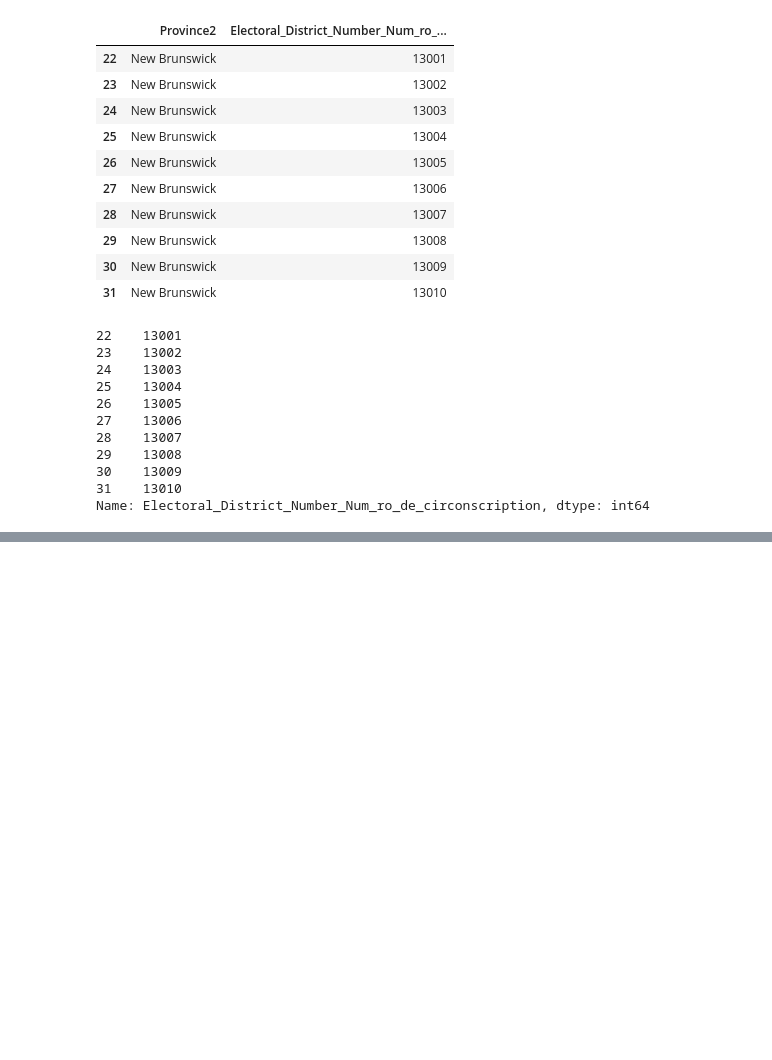
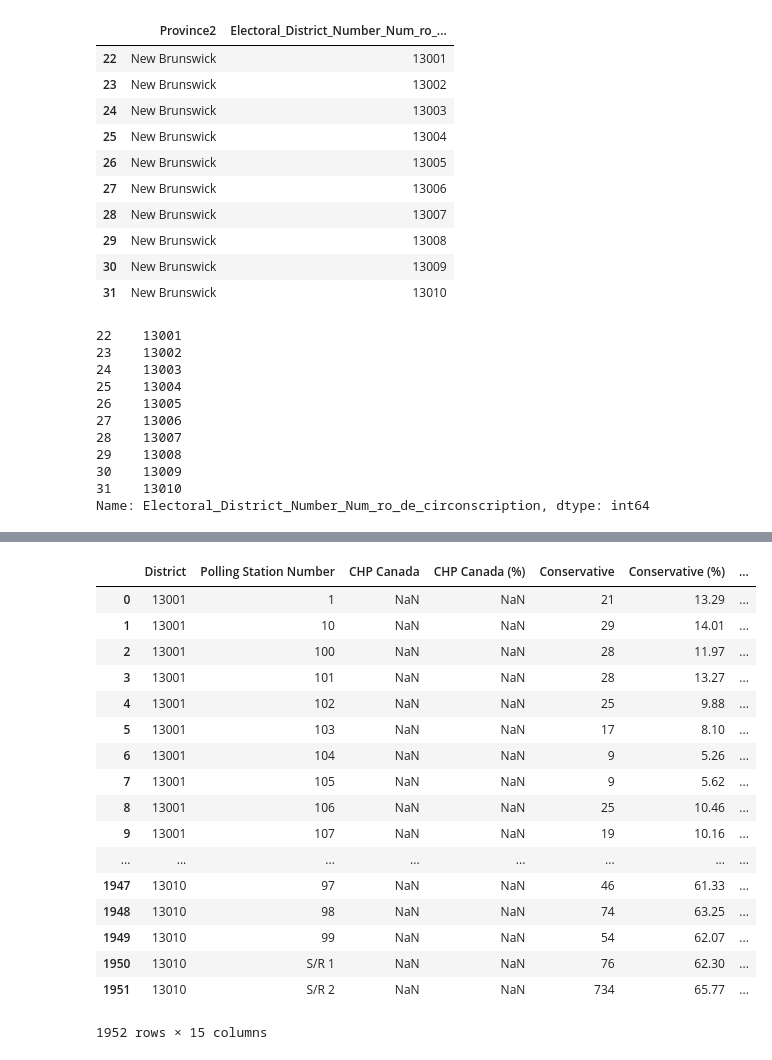
Before and after one commit to Brideau/CanadianElectionDataProcessing, a Jupyter notebook: TransformElectionData.ipynb, the cells around one changed output, grey strips where cells are left out. Cells and saved outputs as stored; diff of their text form; code cells hidden in the pictures; blank space fills up the shorter version.

Commit message:
Combined files

```diff
--- a/TransformElectionData.ipynb
+++ b/TransformElectionData.ipynb
@@ -118,7 +118,7 @@ def percent_by_polling_district(riding, year):
     # Merge it with the original data set
     pollData = pd.concat([pollData, pollDataPercent], axis=1)
 
-    # Save the results to a file
-    fileName = "Riding" + str(riding) + ".csv"
-    filePath = os.path.join("Output", fileName)
-    pollData.to_csv(filePath, index=False, encoding='utf-8')
+    # Add back column for electoral district
+    pollData['District'] = riding
+
+    return pollData
@@ -160,0 +125,20 @@ pollData
+# %%
+for year in years:
+    first = True
+    for riding in ridings:
+        pollData = percent_by_polling_district(riding, year)
+        if first == True:
+            combined = pollData
+        else:
+            combined = pd.concat([combined, pollData], axis=0, ignore_index=True)
+        first = False
+
+    # Reorder columns before writing
+    cols = list(combined)
+    cols.insert(0, cols.pop(cols.index('Polling Station Number')))
+    cols.insert(0, cols.pop(cols.index('District')))
+    combined = combined.ix[:, cols]
+
+    fileName = str(year) + "Combined.csv"
+    filePath = os.path.join("Output", fileName)
+    combined.to_csv(filePath, index=False, encoding='utf-8')
@@ -160,0 +156,26 @@ pollData
+# %%
+cols = list(combined)
+cols.insert(0, cols.pop(cols.index('Polling Station Number')))
+cols.insert(0, cols.pop(cols.index('District')))
+combined = combined.ix[:, cols]
+# %%
+combined
+# %% [output]
+|  | District | Polling Station Number | CHP Canada | CHP Canada (%) | Conservative | Conservative (%) | ... |
+| 0 | 13001 | 1 | NaN | NaN | 21 | 13.29 | ... |
+| 1 | 13001 | 10 | NaN | NaN | 29 | 14.01 | ... |
+| 2 | 13001 | 100 | NaN | NaN | 28 | 11.97 | ... |
+| 3 | 13001 | 101 | NaN | NaN | 28 | 13.27 | ... |
+| 4 | 13001 | 102 | NaN | NaN | 25 | 9.88 | ... |
+| 5 | 13001 | 103 | NaN | NaN | 17 | 8.10 | ... |
+| 6 | 13001 | 104 | NaN | NaN | 9 | 5.26 | ... |
+| 7 | 13001 | 105 | NaN | NaN | 9 | 5.62 | ... |
+| 8 | 13001 | 106 | NaN | NaN | 25 | 10.46 | ... |
+| 9 | 13001 | 107 | NaN | NaN | 19 | 10.16 | ... |
+| ... | ... | ... | ... | ... | ... | ... | ... |
+| 1947 | 13010 | 97 | NaN | NaN | 46 | 61.33 | ... |
+| 1948 | 13010 | 98 | NaN | NaN | 74 | 63.25 | ... |
+| 1949 | 13010 | 99 | NaN | NaN | 54 | 62.07 | ... |
+| 1950 | 13010 | S/R 1 | NaN | NaN | 76 | 62.30 | ... |
+| 1951 | 13010 | S/R 2 | NaN | NaN | 734 | 65.77 | ... |
+1952 rows × 15 columns
```
Also changed, not shown: parts of 3 cells of this notebook, 11 other files.
